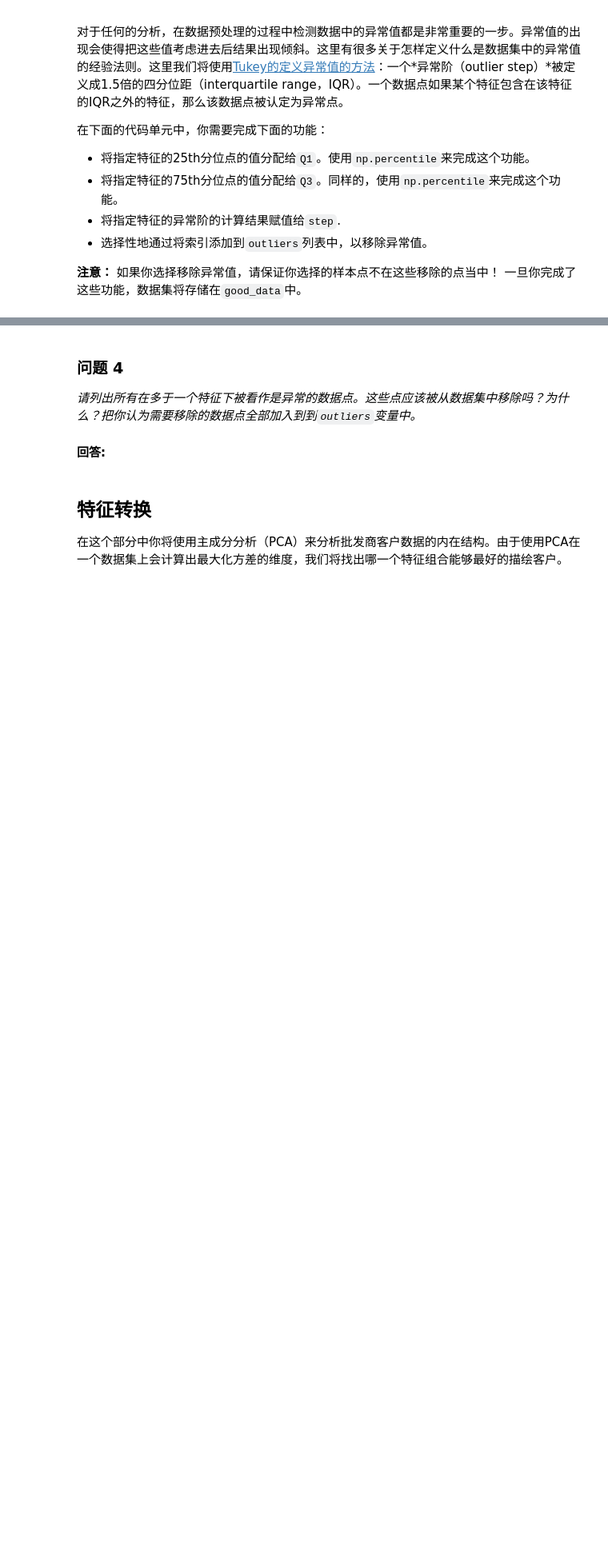
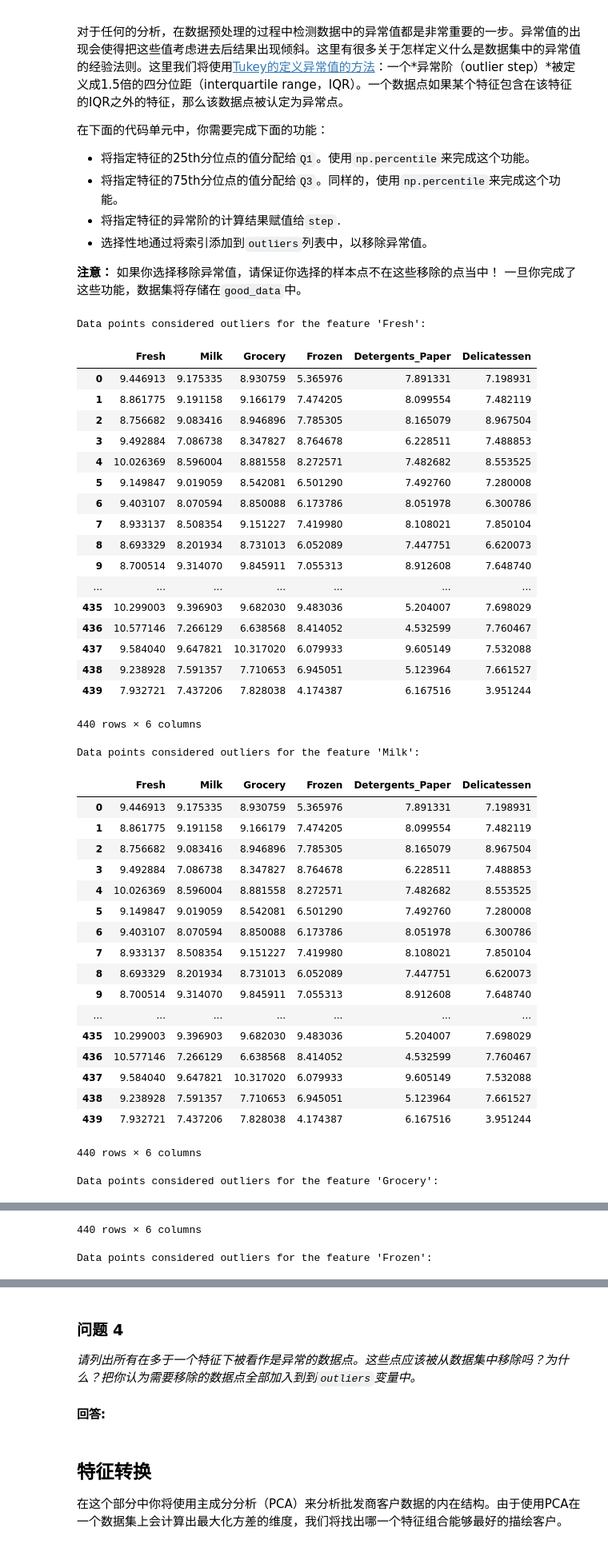
Before and after one commit to Rheasilvia/creating_customer_segments, a Jupyter notebook: customer_segments.ipynb, the cells around one changed output, grey strips where cells are left out. Shown: that part at 80% size. Drawn from its saved outputs; the diff is of its cells as text; code cells hidden in the pictures; blank space fills up the shorter version.

```diff
--- a/customer_segments.ipynb
+++ b/customer_segments.ipynb
@@ -179,22 +186,64 @@ display(log_samples)
 # %%
 # 对于每一个特征，找到值异常高或者是异常低的数据点
 for feature in log_data.keys():
+    lenth = len(data[feature])
 
     # TODO：计算给定特征的Q1（数据的25th分位点）
-    Q1 = None
+    Q1 = data[feature][(lenth + 1)/4]
 
     # TODO：计算给定特征的Q3（数据的75th分位点）
-    Q3 = None
+    Q3 = data[feature][3 *(lenth + 1)/4]
 
     # TODO：使用四分位范围计算异常阶（1.5倍的四分位距）
-    step = None
+    step = lenth / 4 * 1.5
 
     # 显示异常点
     print "Data points considered outliers for the feature '{}':".format(feature)
     display(log_data[~((log_data[feature] >= Q1 - step) & (log_data[feature] <= Q3 + step))])
 
 # 可选：选择你希望移除的数据点的索引
 outliers  = []
 
 # 如果选择了的话，移除异常点
 good_data = log_data.drop(log_data.index[outliers]).reset_index(drop = True)
+# print good_data
+# %% [output]
+Data points considered outliers for the feature 'Fresh':
+|  | Fresh | Milk | Grocery | Frozen | Detergents_Paper | Delicatessen |
+| 0 | 9.446913 | 9.175335 | 8.930759 | 5.365976 | 7.891331 | 7.198931 |
+| 1 | 8.861775 | 9.191158 | 9.166179 | 7.474205 | 8.099554 | 7.482119 |
+| 2 | 8.756682 | 9.083416 | 8.946896 | 7.785305 | 8.165079 | 8.967504 |
+| 3 | 9.492884 | 7.086738 | 8.347827 | 8.764678 | 6.228511 | 7.488853 |
+| 4 | 10.026369 | 8.596004 | 8.881558 | 8.272571 | 7.482682 | 8.553525 |
+| 5 | 9.149847 | 9.019059 | 8.542081 | 6.501290 | 7.492760 | 7.280008 |
+| 6 | 9.403107 | 8.070594 | 8.850088 | 6.173786 | 8.051978 | 6.300786 |
+| 7 | 8.933137 | 8.508354 | 9.151227 | 7.419980 | 8.108021 | 7.850104 |
+| 8 | 8.693329 | 8.201934 | 8.731013 | 6.052089 | 7.447751 | 6.620073 |
+| 9 | 8.700514 | 9.314070 | 9.845911 | 7.055313 | 8.912608 | 7.648740 |
+| ... | ... | ... | ... | ... | ... | ... |
+| 435 | 10.299003 | 9.396903 | 9.682030 | 9.483036 | 5.204007 | 7.698029 |
+| 436 | 10.577146 | 7.266129 | 6.638568 | 8.414052 | 4.532599 | 7.760467 |
+| 437 | 9.584040 | 9.647821 | 10.317020 | 6.079933 | 9.605149 | 7.532088 |
+| 438 | 9.238928 | 7.591357 | 7.710653 | 6.945051 | 5.123964 | 7.661527 |
+| 439 | 7.932721 | 7.437206 | 7.828038 | 4.174387 | 6.167516 | 3.951244 |
+440 rows × 6 columns
+Data points considered outliers for the feature 'Milk':
+|  | Fresh | Milk | Grocery | Frozen | Detergents_Paper | Delicatessen |
+| 0 | 9.446913 | 9.175335 | 8.930759 | 5.365976 | 7.891331 | 7.198931 |
+| 1 | 8.861775 | 9.191158 | 9.166179 | 7.474205 | 8.099554 | 7.482119 |
+| 2 | 8.756682 | 9.083416 | 8.946896 | 7.785305 | 8.165079 | 8.967504 |
+| 3 | 9.492884 | 7.086738 | 8.347827 | 8.764678 | 6.228511 | 7.488853 |
+| 4 | 10.026369 | 8.596004 | 8.881558 | 8.272571 | 7.482682 | 8.553525 |
+| 5 | 9.149847 | 9.019059 | 8.542081 | 6.501290 | 7.492760 | 7.280008 |
+| 6 | 9.403107 | 8.070594 | 8.850088 | 6.173786 | 8.051978 | 6.300786 |
+| 7 | 8.933137 | 8.508354 | 9.151227 | 7.419980 | 8.108021 | 7.850104 |
+| 8 | 8.693329 | 8.201934 | 8.731013 | 6.052089 | 7.447751 | 6.620073 |
+| 9 | 8.700514 | 9.314070 | 9.845911 | 7.055313 | 8.912608 | 7.648740 |
+| ... | ... | ... | ... | ... | ... | ... |
+| 435 | 10.299003 | 9.396903 | 9.682030 | 9.483036 | 5.204007 | 7.698029 |
+| 436 | 10.577146 | 7.266129 | 6.638568 | 8.414052 | 4.532599 | 7.760467 |
+| 437 | 9.584040 | 9.647821 | 10.317020 | 6.079933 | 9.605149 | 7.532088 |
+| 438 | 9.238928 | 7.591357 | 7.710653 | 6.945051 | 5.123964 | 7.661527 |
+| 439 | 7.932721 | 7.437206 | 7.828038 | 4.174387 | 6.167516 | 3.951244 |
+440 rows × 6 columns
+Data points considered outliers for the feature 'Grocery':
@@ -200,0 +267,2 @@ good_data = log_data.drop(log_data.index[outliers]).reset_index(drop = True)
+440 rows × 6 columns
+Data points considered outliers for the feature 'Frozen':
```
Also changed, not shown: parts of 3 cells of this notebook.
